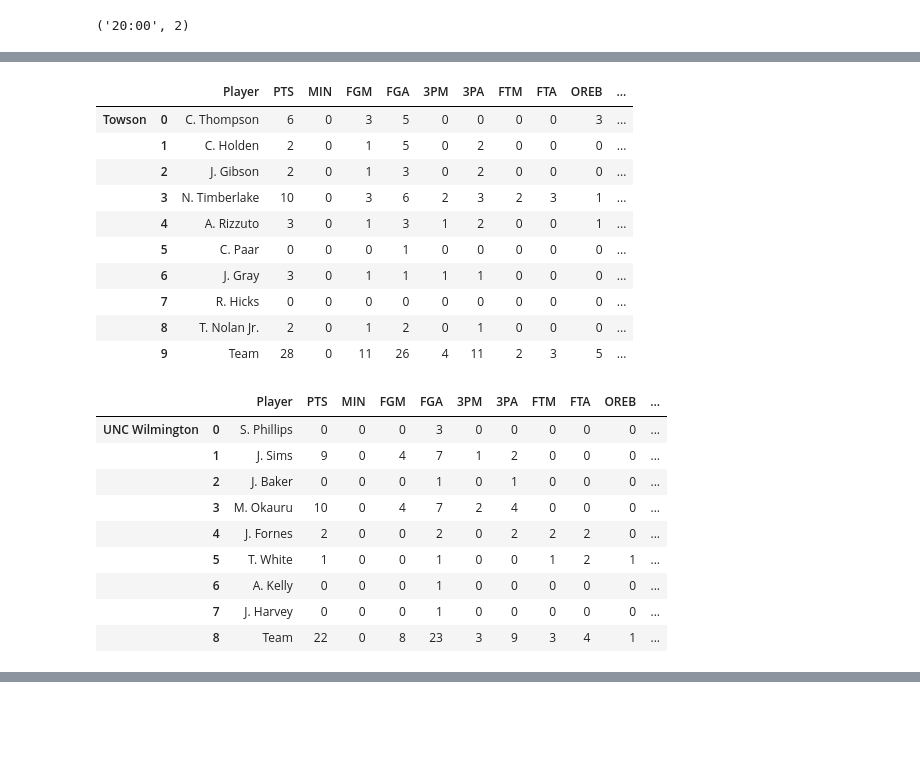
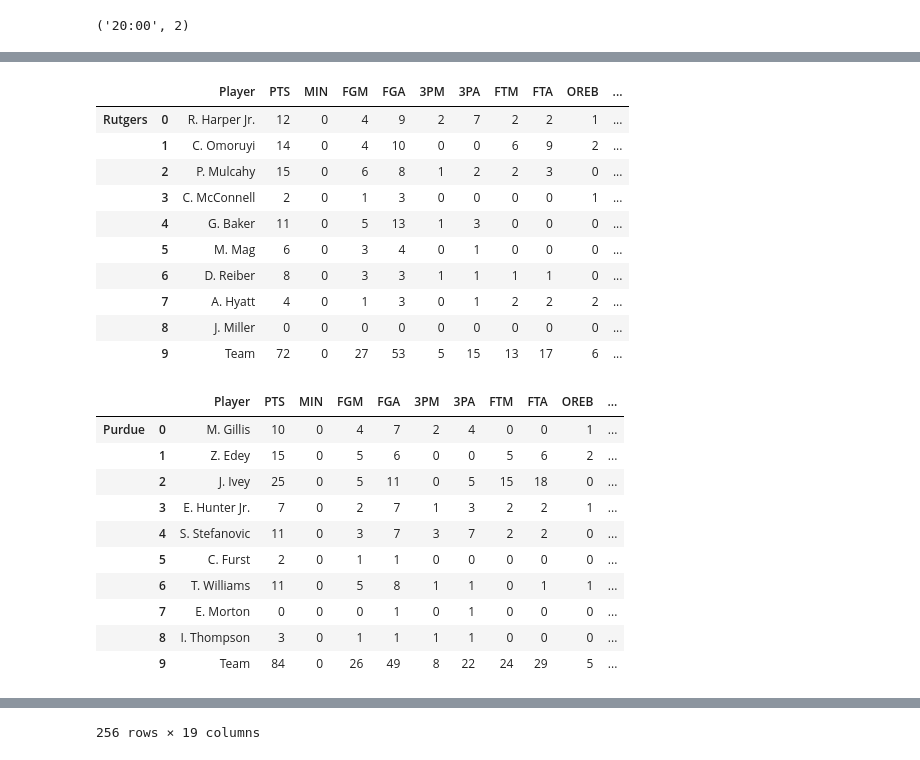
Before and after one commit to fmathews11/College_Basketball_Functions, a Jupyter notebook: Pulling_In_Boxscores.ipynb, the cells around one changed output, grey strips where cells are left out. Cells and saved outputs as stored; diff of their text form; code cells hidden in the pictures; blank space fills up the shorter version.

```diff
--- a/Pulling_In_Boxscores.ipynb
+++ b/Pulling_In_Boxscores.ipynb
@@ -261,18 +186,19 @@ test_df.to_csv("Purdue_at_Northwestern.csv")
 # %%
-for i in test_df.columns.tolist()[:16]:
-  half = 2
-  plt.figure(figsize = (14,8))
-  sns.lineplot(data = test_df[test_df.Half ==2],
-              x = 'Timestamp',
-              y = i,
-              hue = 'Team',
-              palette = ['orange','black'])
-  plt.title(f"{test_df.Team.tolist()[0]} vs {test_df.Team.tolist()[1]}: {i.replace('_',' ')}")
-  plt.ylabel(i.replace('_',' '))
-  plt.xlabel('Time Remaining, 2nd Half')
-  if half == 1:
-    plt.xlabel('Time Remaining, 1st Half')
-  plt.show();
+def plot_game_trends(test_df,half = 1,color1 = 'black',color2 = 'red'):
+  melted = test_df.reset_index()
+  for i in melted.columns.tolist()[:16]:
+    plt.figure(figsize = (14,8))
+    sns.lineplot(data = melted[melted.Half ==half].iloc[1:,:],
+                x = 'Timestamp',
+                y = i,
+                hue = 'Team',
+                palette = [color2,color1])
+    plt.title(f"{melted.Team.tolist()[0]} vs {melted.Team.tolist()[1]}: {i.replace('_',' ')}")
+    plt.ylabel(i.replace('_',' '))
+    plt.xlabel('Time Remaining, 2nd Half')
+    if half == 1:
+      plt.xlabel('Time Remaining, 1st Half')
+    plt.show();
 # %%
 def append_real_time_data(game_id,stats_df,disp = False):
   if disp:
@@ -339,8 +249,9 @@ def scrape_game_stats_real_time(game_id,max_retries = 12,glob = True):
         temp_df['Half'] = half
         temp_df['Timestamp'] = timestamp
         test_df = pd.concat([test_df,temp_df])
-        test_df.to_csv("limbo_df.csv")
+        test_df.to_csv("test_df.csv")
         get_boxscores(game_id,disp = True)
+        retry_iter = 0
         time.sleep(np.random.randint(10,20))
       else:
         print(f"Retry number {retry_iter} of {max_retries}")
@@ -375,7 +286,7 @@ def scrape_game_stats_real_time(game_id,max_retries = 12,glob = True):
           break
     return limbo_df
 # %%
-test_df = pd.DataFrame()
-scrape_game_stats_real_time(401365481)
+#test_df = pd.DataFrame()
+scrape_game_stats_real_time(401364452)
 test_df
 # %% [output]
@@ -400,21 +311,22 @@ test_df
 |  |  | Player | PTS | MIN | FGM | FGA | 3PM | 3PA | FTM | FTA | OREB | ... |
-| Towson | 0 | C. Thompson | 6 | 0 | 3 | 5 | 0 | 0 | 0 | 0 | 3 | ... |
-|  | 1 | C. Holden | 2 | 0 | 1 | 5 | 0 | 2 | 0 | 0 | 0 | ... |
-|  | 2 | J. Gibson | 2 | 0 | 1 | 3 | 0 | 2 | 0 | 0 | 0 | ... |
-|  | 3 | N. Timberlake | 10 | 0 | 3 | 6 | 2 | 3 | 2 | 3 | 1 | ... |
-|  | 4 | A. Rizzuto | 3 | 0 | 1 | 3 | 1 | 2 | 0 | 0 | 1 | ... |
-|  | 5 | C. Paar | 0 | 0 | 0 | 1 | 0 | 0 | 0 | 0 | 0 | ... |
-|  | 6 | J. Gray | 3 | 0 | 1 | 1 | 1 | 1 | 0 | 0 | 0 | ... |
-|  | 7 | R. Hicks | 0 | 0 | 0 | 0 | 0 | 0 | 0 | 0 | 0 | ... |
-|  | 8 | T. Nolan Jr. | 2 | 0 | 1 | 2 | 0 | 1 | 0 | 0 | 0 | ... |
-|  | 9 | Team | 28 | 0 | 11 | 26 | 4 | 11 | 2 | 3 | 5 | ... |
+| Rutgers | 0 | R. Harper Jr. | 12 | 0 | 4 | 9 | 2 | 7 | 2 | 2 | 1 | ... |
+|  | 1 | C. Omoruyi | 14 | 0 | 4 | 10 | 0 | 0 | 6 | 9 | 2 | ... |
+|  | 2 | P. Mulcahy | 15 | 0 | 6 | 8 | 1 | 2 | 2 | 3 | 0 | ... |
+|  | 3 | C. McConnell | 2 | 0 | 1 | 3 | 0 | 0 | 0 | 0 | 1 | ... |
+|  | 4 | G. Baker | 11 | 0 | 5 | 13 | 1 | 3 | 0 | 0 | 0 | ... |
+|  | 5 | M. Mag | 6 | 0 | 3 | 4 | 0 | 1 | 0 | 0 | 0 | ... |
+|  | 6 | D. Reiber | 8 | 0 | 3 | 3 | 1 | 1 | 1 | 1 | 0 | ... |
+|  | 7 | A. Hyatt | 4 | 0 | 1 | 3 | 0 | 1 | 2 | 2 | 2 | ... |
+|  | 8 | J. Miller | 0 | 0 | 0 | 0 | 0 | 0 | 0 | 0 | 0 | ... |
+|  | 9 | Team | 72 | 0 | 27 | 53 | 5 | 15 | 13 | 17 | 6 | ... |
 |  |  | Player | PTS | MIN | FGM | FGA | 3PM | 3PA | FTM | FTA | OREB | ... |
-| UNC Wilmington | 0 | S. Phillips | 0 | 0 | 0 | 3 | 0 | 0 | 0 | 0 | 0 | ... |
-|  | 1 | J. Sims | 9 | 0 | 4 | 7 | 1 | 2 | 0 | 0 | 0 | ... |
-|  | 2 | J. Baker | 0 | 0 | 0 | 1 | 0 | 1 | 0 | 0 | 0 | ... |
-|  | 3 | M. Okauru | 10 | 0 | 4 | 7 | 2 | 4 | 0 | 0 | 0 | ... |
-|  | 4 | J. Fornes | 2 | 0 | 0 | 2 | 0 | 2 | 2 | 2 | 0 | ... |
-|  | 5 | T. White | 1 | 0 | 0 | 1 | 0 | 0 | 1 | 2 | 1 | ... |
-|  | 6 | A. Kelly | 0 | 0 | 0 | 1 | 0 | 0 | 0 | 0 | 0 | ... |
-|  | 7 | J. Harvey | 0 | 0 | 0 | 1 | 0 | 0 | 0 | 0 | 0 | ... |
-|  | 8 | Team | 22 | 0 | 8 | 23 | 3 | 9 | 3 | 4 | 1 | ... |
+| Purdue | 0 | M. Gillis | 10 | 0 | 4 | 7 | 2 | 4 | 0 | 0 | 1 | ... |
+|  | 1 | Z. Edey | 15 | 0 | 5 | 6 | 0 | 0 | 5 | 6 | 2 | ... |
+|  | 2 | J. Ivey | 25 | 0 | 5 | 11 | 0 | 5 | 15 | 18 | 0 | ... |
+|  | 3 | E. Hunter Jr. | 7 | 0 | 2 | 7 | 1 | 3 | 2 | 2 | 1 | ... |
+|  | 4 | S. Stefanovic | 11 | 0 | 3 | 7 | 3 | 7 | 2 | 2 | 0 | ... |
+|  | 5 | C. Furst | 2 | 0 | 1 | 1 | 0 | 0 | 0 | 0 | 0 | ... |
+|  | 6 | T. Williams | 11 | 0 | 5 | 8 | 1 | 1 | 0 | 1 | 1 | ... |
+|  | 7 | E. Morton | 0 | 0 | 0 | 1 | 0 | 1 | 0 | 0 | 0 | ... |
+|  | 8 | I. Thompson | 3 | 0 | 1 | 1 | 1 | 1 | 0 | 0 | 0 | ... |
+|  | 9 | Team | 84 | 0 | 26 | 49 | 8 | 22 | 24 | 29 | 5 | ... |
@@ -421,0 +358 @@ KeyboardInterrupt: ignored
+256 rows × 19 columns
```
Also changed, not shown: parts of 4 cells of this notebook.
